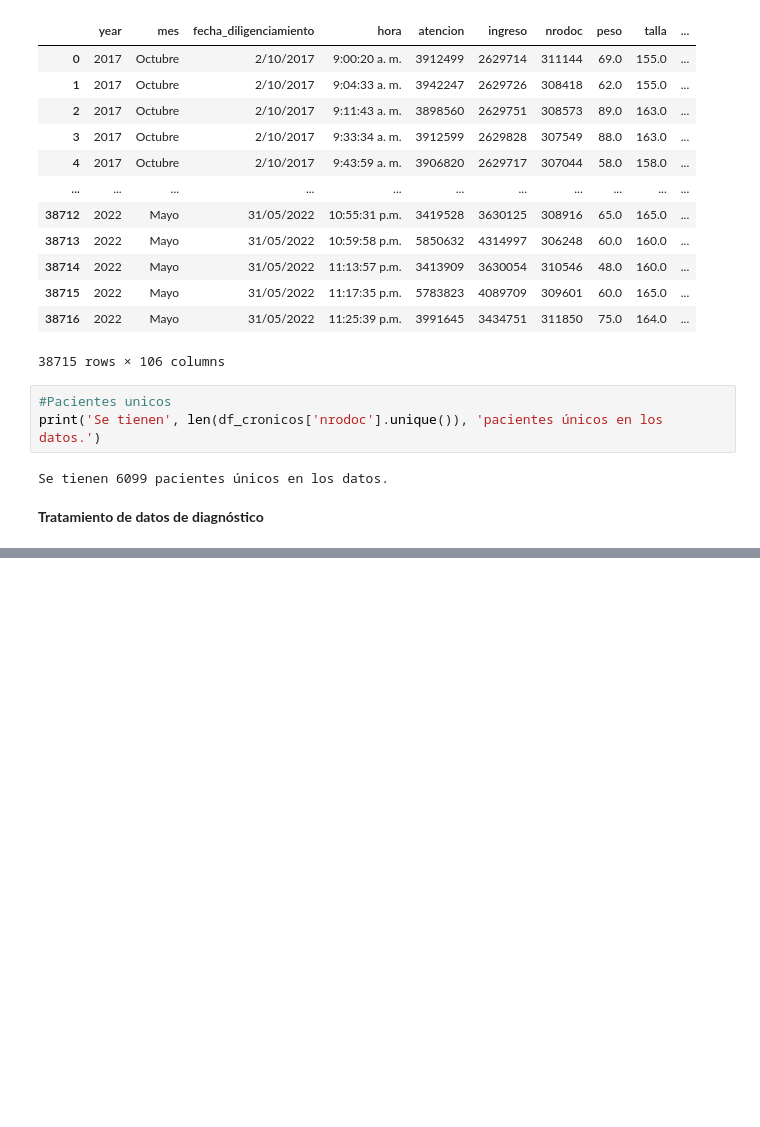
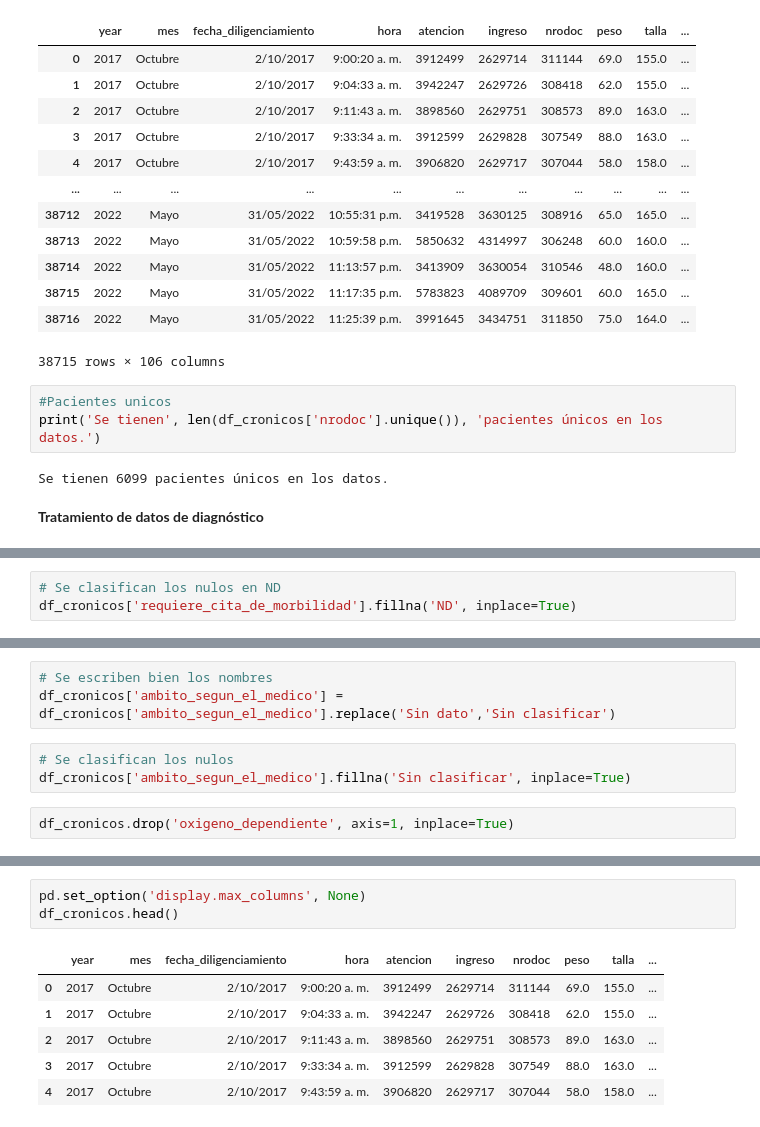
Before and after one commit to danielmancovidales/Aplicaciones-en-salud, a Jupyter notebook: prepro_cronicos.ipynb, the cells around one changed output, grey strips where cells are left out. Drawn from its saved outputs; the diff is of its cells as text; blank space fills up the shorter version.

Commit message:
pre procesamiento de 'cronicos' casi completado

```diff
--- a/prepro_cronicos.ipynb
+++ b/prepro_cronicos.ipynb
@@ -398,0 +1010,3 @@ Se tienen 6099 pacientes únicos en los datos.
+# %%
+# Se clasifican los nulos en ND
+df_cronicos['requiere_cita_de_morbilidad'].fillna('ND', inplace=True)
@@ -398,0 +1021,8 @@ Se tienen 6099 pacientes únicos en los datos.
+# %%
+# Se escriben bien los nombres
+df_cronicos['ambito_segun_el_medico'] = df_cronicos['ambito_segun_el_medico'].replace('Sin dato','Sin clasificar')
+# %%
+# Se clasifican los nulos
+df_cronicos['ambito_segun_el_medico'].fillna('Sin clasificar', inplace=True)
+# %%
+df_cronicos.drop('oxigeno_dependiente', axis=1, inplace=True)
@@ -398,0 +1052,10 @@ Se tienen 6099 pacientes únicos en los datos.
+# %%
+pd.set_option('display.max_columns', None)
+df_cronicos.head()
+# %% [output]
+|  | year | mes | fecha_diligenciamiento | hora | atencion | ingreso | nrodoc | peso | talla | ... |
+| 0 | 2017 | Octubre | 2/10/2017 | 9:00:20 a. m. | 3912499 | 2629714 | 311144 | 69.0 | 155.0 | ... |
+| 1 | 2017 | Octubre | 2/10/2017 | 9:04:33 a. m. | 3942247 | 2629726 | 308418 | 62.0 | 155.0 | ... |
+| 2 | 2017 | Octubre | 2/10/2017 | 9:11:43 a. m. | 3898560 | 2629751 | 308573 | 89.0 | 163.0 | ... |
+| 3 | 2017 | Octubre | 2/10/2017 | 9:33:34 a. m. | 3912599 | 2629828 | 307549 | 88.0 | 163.0 | ... |
+| 4 | 2017 | Octubre | 2/10/2017 | 9:43:59 a. m. | 3906820 | 2629717 | 307044 | 58.0 | 158.0 | ... |
```
Also changed, not shown: parts of 83 cells of this notebook.
